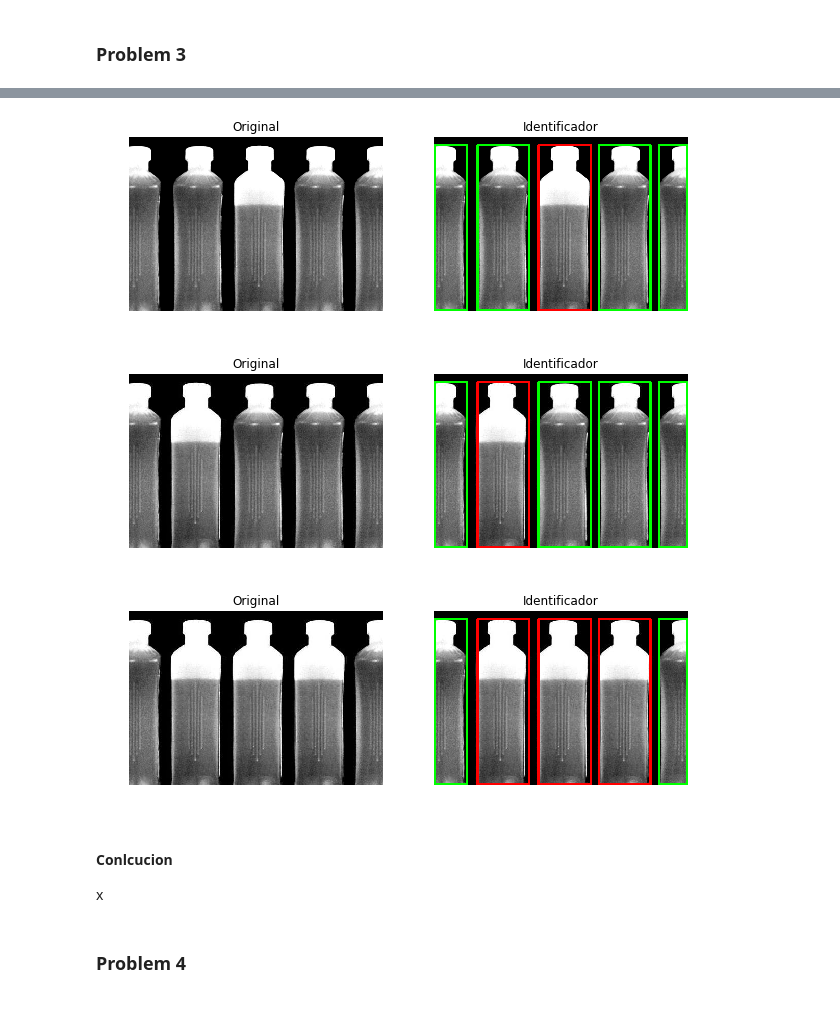
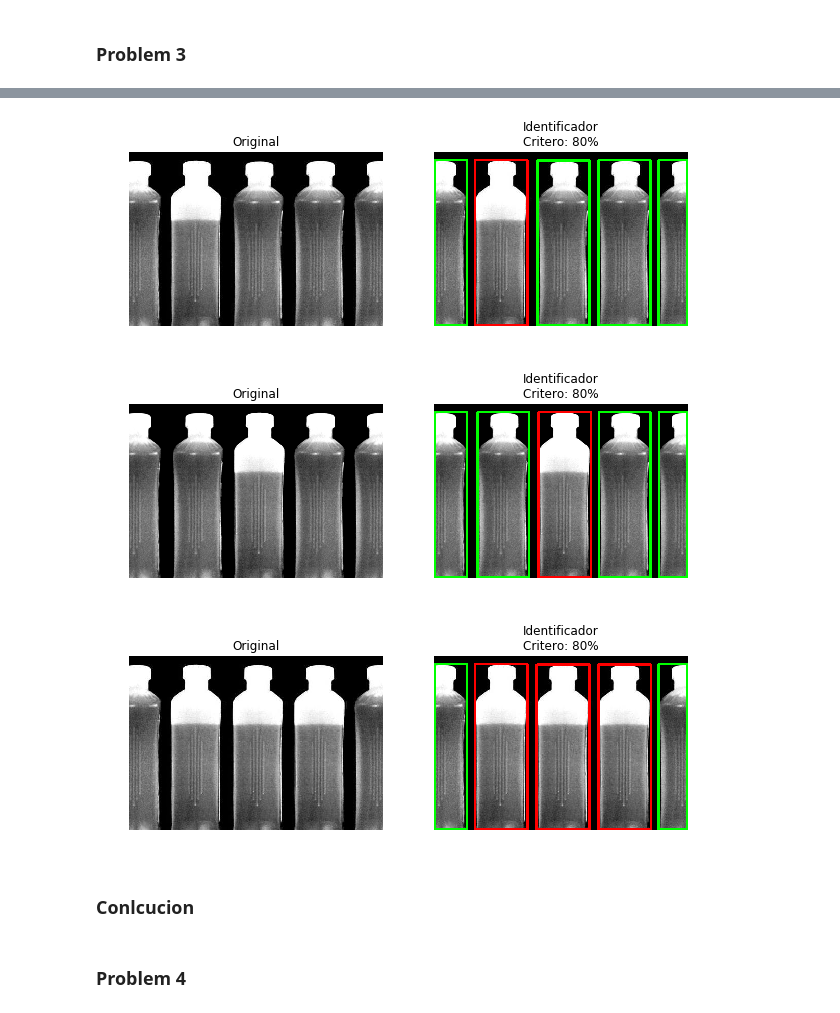
Before and after one commit to Jorgee1/Journey-to-PDI, a Jupyter notebook: Taller_5/problem_set_5.ipynb, the cells around one changed output, grey strips where cells are left out. Cells and saved outputs as stored; diff of their text form; code cells hidden in the pictures.

```diff
--- a/Taller_5/problem_set_5.ipynb
+++ b/Taller_5/problem_set_5.ipynb
@@ -195,13 +218,13 @@ def getContours(img):
 
 ###############################################################
 img = [
+    files["img"]["new_bottles"].copy(),
     files["img"]["bottles"].copy(),
-    files["img"]["new_bottles"].copy(),
     files["img"]["three_bottles"].copy()
 ]
 # Identificador ###############################################
 
-def bottleCheker(img):
+def bottleCheker(img, limit):
     test = img.copy()
     drawer = gray2rgb(test)
 
@@ -210,7 +233,7 @@ def bottleCheker(img):
     completeImg = adapt(test, 6,  10)
     halfImg     = adapt(test, 6, 200)
 
-    completeContours = getContours(adaptedImg)
+    completeContours = getContours(completeImg)
     halfImgContours = getContours(halfImg)
 
     halfCoorMax, halfCoorMin = list(), list()
@@ -221,31 +244,10 @@ def bottleCheker(img):
         for cnt in c:
             x.append(cnt[0][0])
             y.append(cnt[0][1])
-        halfCoorMax.append( [(max(x)), (max(y))] )
-        halfCoorMin.append( [(min(x)), (min(y))] )
+        halfCoorMax.append( [max(x), max(y)] )
+        halfCoorMin.append( [min(x), min(y)] )
 
-    for i in range(len(halfCoorMax)):
-        for j in range(len(halfCoorMax)):
-            if(halfCoorMax[i][0]>halfCoorMax[j][0]):
-                tempxMax = halfCoorMax[j][0]
-                tempyMax = halfCoorMax[j][1]
-                tempxMin = halfCoorMin[j][0]
-                tempyMin = halfCoorMin[j][1]
-
-
-                halfCoorMax[j][0] = halfCoorMax[i][0]
-                halfCoorMax[j][1] = halfCoorMax[i][1]
-                halfCoorMin[j][0] = halfCoorMin[i][0]
-                halfCoorMin[j][1] = halfCoorMin[i][1]
-
-
-                halfCoorMax[i][0] = tempxMax
-                halfCoorMax[i][1] = tempyMax
-                halfCoorMin[i][0] = tempxMin
-                halfCoorMin[i][1] = tempyMin
-
-
-    i = 0;
+    index = 0
     for c in completeContours:
 
         cor_x, cor_y = list(), list()
@@ -254,60 +256,61 @@ def bottleCheker(img):
             cor_x.append(cnt[0][0])
             cor_y.append(cnt[0][1])
 
-        fill = 100 - ((halfCoorMax[i][1]-halfCoorMin[i][1]) / (max(cor_y) - min(cor_y)))*100
-        # print( fill)
 
-        if fill < 80 :
+        for i in range(len(halfCoorMax)):
+            if (halfCoorMax[i][0]>=min(cor_x)) and (halfCoorMax[i][0]<=max(cor_x)):
+                index = i
+
+        fill = 100 - ((halfCoorMax[index][1]-halfCoorMin[index][1]) / (max(cor_y) - min(cor_y)))*100
+
+        if fill < limit :
             color = "Bad"
         else:
             color = "Good"
 
         drawer = rect(drawer, (min(cor_x) ,min(cor_y) ,max(cor_x) ,max(cor_y)), Color[color])
-        # drawer = rect(drawer, (halfCoorMin[i][0] ,halfCoorMin[i][1] ,halfCoorMax[i][0] ,halfCoorMax[i][1]), Color[str(i)])
+        #drawer = rect(drawer, (halfCoorMin[i][0] ,halfCoorMin[i][1] ,halfCoorMax[i][0] ,halfCoorMax[i][1]), Color[color])
         # print(max(cor_y) - min(cor_y), " ", halfCoorMax[i][1]-halfCoorMin[i][1])
 
-        i=i+1
 
     return drawer
 
 ###############################################################
 
 
 # ploter ######################################################
-
+porcentaje = 80
 for i in range(len(img)):
     plt.figure(figsize=(10,10))
 
     temp = img[i].copy()
 
     plt.subplot(1, 2, 1)
     plt.imshow(temp, cmap="gray")
     plt.title("Original")
     plt.axis("off")
 
     plt.subplot(1, 2, 2)
-    plt.imshow(bottleCheker(temp), cmap="gray")
-    plt.title("Identificador")
+    plt.imshow(bottleCheker(temp, porcentaje), cmap="gray")
+    plt.title("Identificador\nCritero: " + str(porcentaje) + "%")
     plt.axis("off")
 
     plt.show()
 
 ###############################################################
 
 
 # Clean Up ####################################################
 img    = None
 Color  = None
 temp   = None
 ###############################################################
 # %% [output]
-[figure, old version]
+[figure, new version]
-[figure, old version]
+[figure, new version]
-[figure, old version]
+[figure, new version]
 # %% [markdown]
-#### Conlcucion
-
-x
+### Conlcucion
 # %% [markdown]
 ### Problem 4
 # %% [markdown]
```
Also changed, not shown: parts of 3 cells of this notebook.
